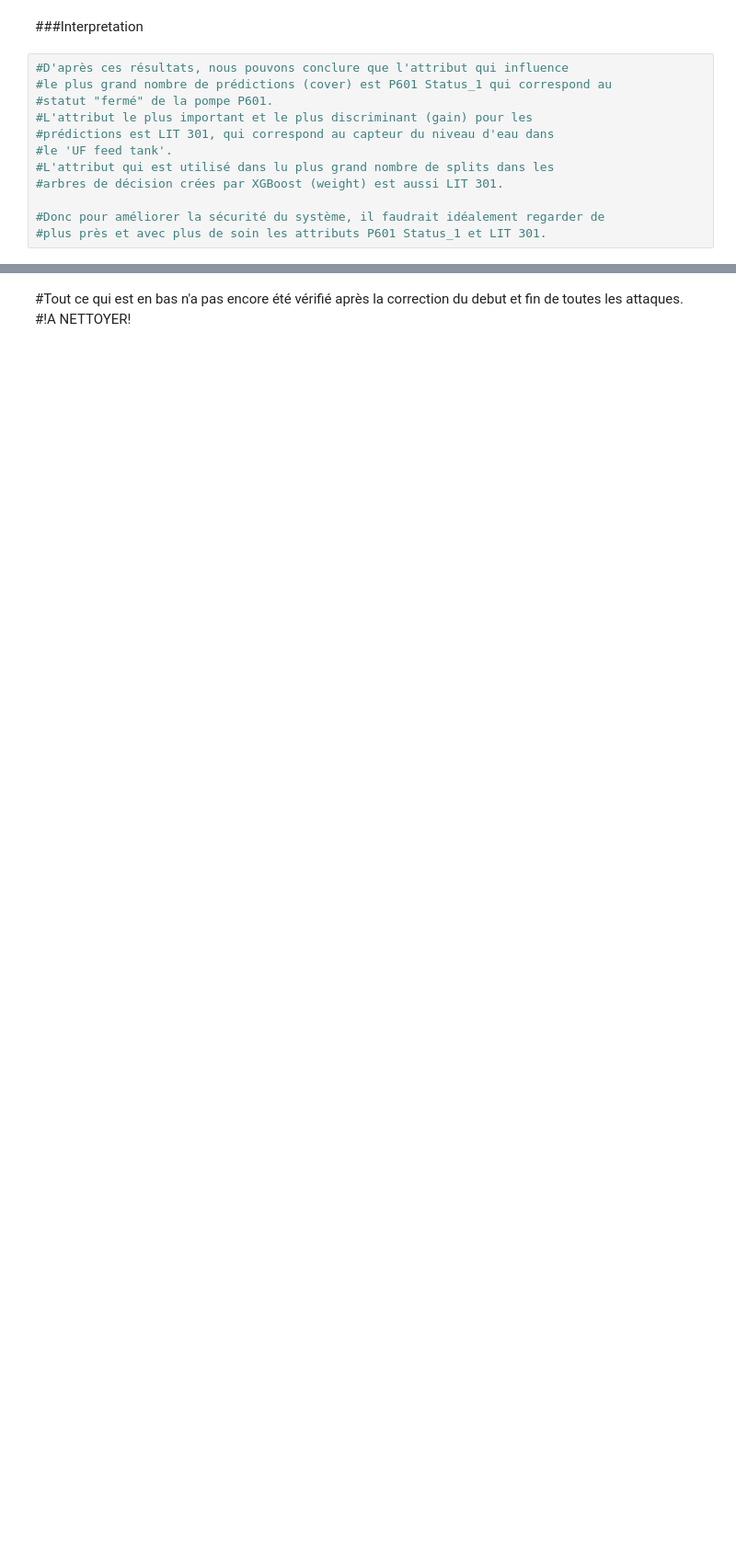
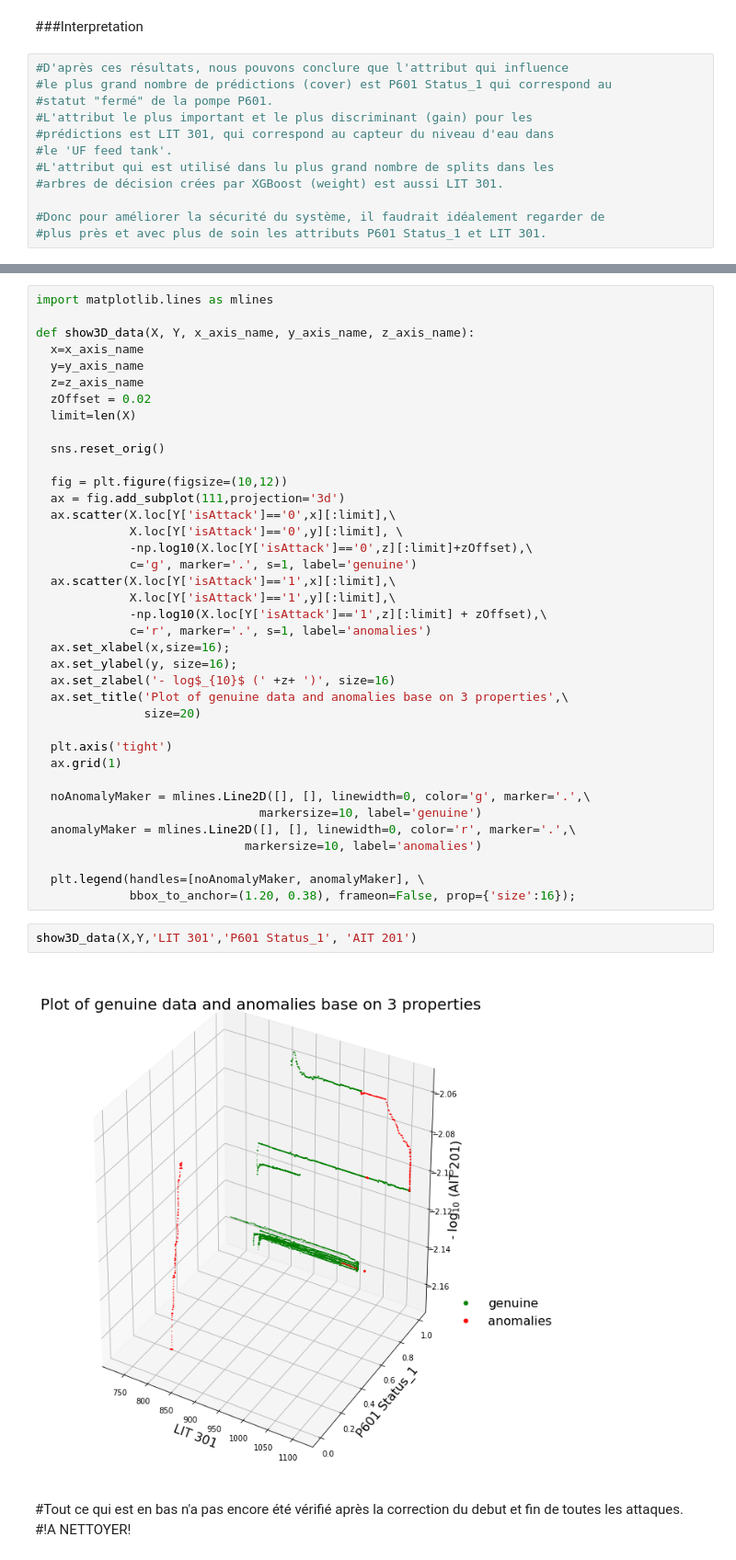
Before and after one commit to lnassabain/Anomaly-detection-and-prediction-for-Water-treatment-system, a Jupyter notebook: clean_data.ipynb, the cells around one changed output, grey strips where cells are left out. Shown at 92% size. Drawn from its saved outputs; the diff is of its cells as text; blank space fills up the shorter version.

Commit message:
Ajout plot en 3D

```diff
--- a/clean_data.ipynb
+++ b/clean_data.ipynb
@@ -1014,3 +1016,45 @@ ax.set_title('Ordering of features by importance to the model learnt ' \
+# %%
+import matplotlib.lines as mlines
+
+def show3D_data(X, Y, x_axis_name, y_axis_name, z_axis_name):
+  x=x_axis_name
+  y=y_axis_name
+  z=z_axis_name
+  zOffset = 0.02
+  limit=len(X)
+
+  sns.reset_orig()
+
+  fig = plt.figure(figsize=(10,12))
+  ax = fig.add_subplot(111,projection='3d')
+  ax.scatter(X.loc[Y['isAttack']=='0',x][:limit],\
+             X.loc[Y['isAttack']=='0',y][:limit], \
+             -np.log10(X.loc[Y['isAttack']=='0',z][:limit]+zOffset),\
+             c='g', marker='.', s=1, label='genuine')
+  ax.scatter(X.loc[Y['isAttack']=='1',x][:limit],\
+             X.loc[Y['isAttack']=='1',y][:limit],\
+             -np.log10(X.loc[Y['isAttack']=='1',z][:limit] + zOffset),\
+             c='r', marker='.', s=1, label='anomalies')
+  ax.set_xlabel(x,size=16);
+  ax.set_ylabel(y, size=16);
+  ax.set_zlabel('- log$_{10}$ (' +z+ ')', size=16)
+  ax.set_title('Plot of genuine data and anomalies base on 3 properties',\
+               size=20)
+
+  plt.axis('tight')
+  ax.grid(1)
+
+  noAnomalyMaker = mlines.Line2D([], [], linewidth=0, color='g', marker='.',\
+                               markersize=10, label='genuine')
+  anomalyMaker = mlines.Line2D([], [], linewidth=0, color='r', marker='.',\
+                             markersize=10, label='anomalies')
+
+  plt.legend(handles=[noAnomalyMaker, anomalyMaker], \
+             bbox_to_anchor=(1.20, 0.38), frameon=False, prop={'size':16});
+# %%
+show3D_data(X,Y,'LIT 301','P601 Status_1', 'AIT 201')
+# %% [output]
+[figure, added]
 # %% [markdown]
 #Tout ce qui est en bas n'a pas encore été vérifié après la correction du debut et fin de toutes les attaques.
 #!A NETTOYER!
```
Also changed, not shown: parts of 1 cell of this notebook.
